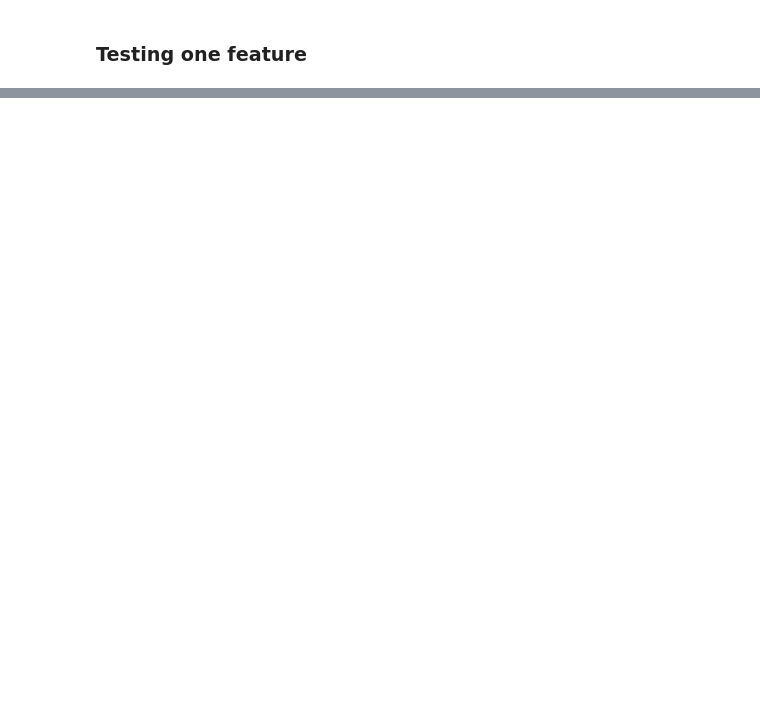
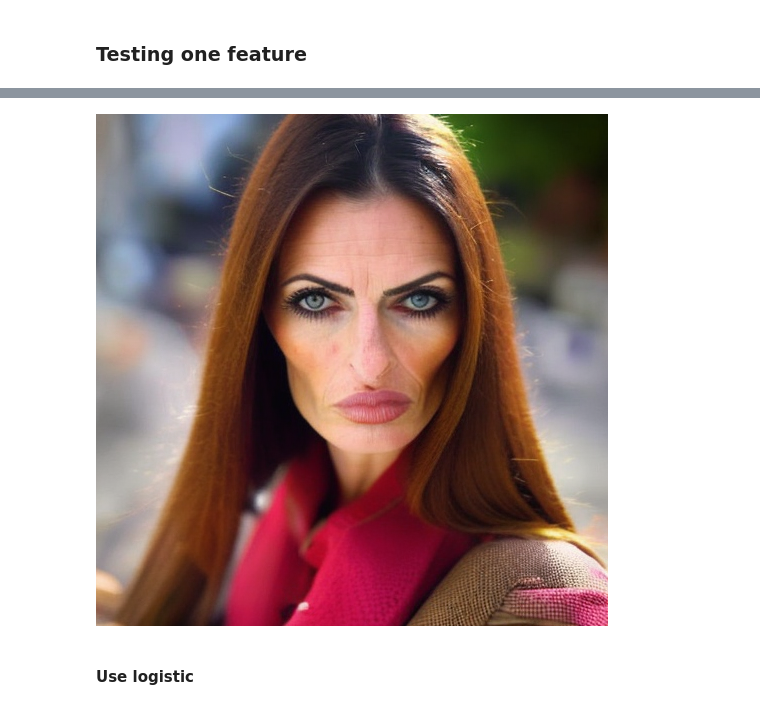
Before and after one commit to kzkwoka/w2w, a Jupyter notebook: notebooks/6_classifier.ipynb, the cells around one changed output, grey strips where cells are left out. Cells and saved outputs as stored; diff of their text form; code cells hidden in the pictures; blank space fills up the shorter version.

```diff
--- a/notebooks/6_classifier.ipynb
+++ b/notebooks/6_classifier.ipynb
@@ -239,3 +168,9 @@ for w in weights:
+# %%
+get_image(add_error(err, rec_weights) ,pipe, prompt, ddim_steps, guidance_scale, negative_prompt,latents)
+# %% [output]
+[figure, added]
+# %% [markdown]
+#### Use logistic
 # %%
 classifiers.keys()
 # %% [output]
```
Also changed, not shown: parts of 101 cells of this notebook, 3 other files.
